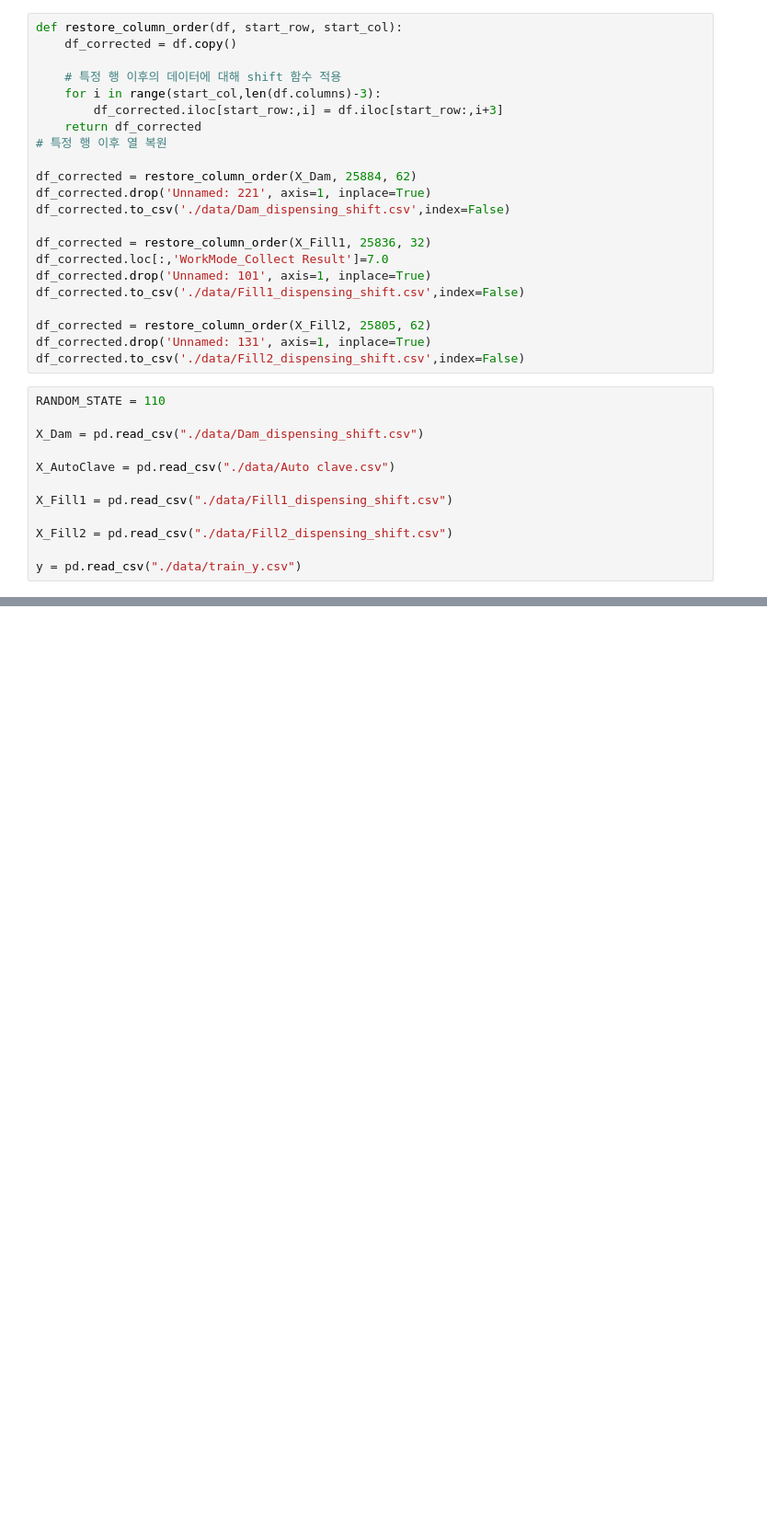
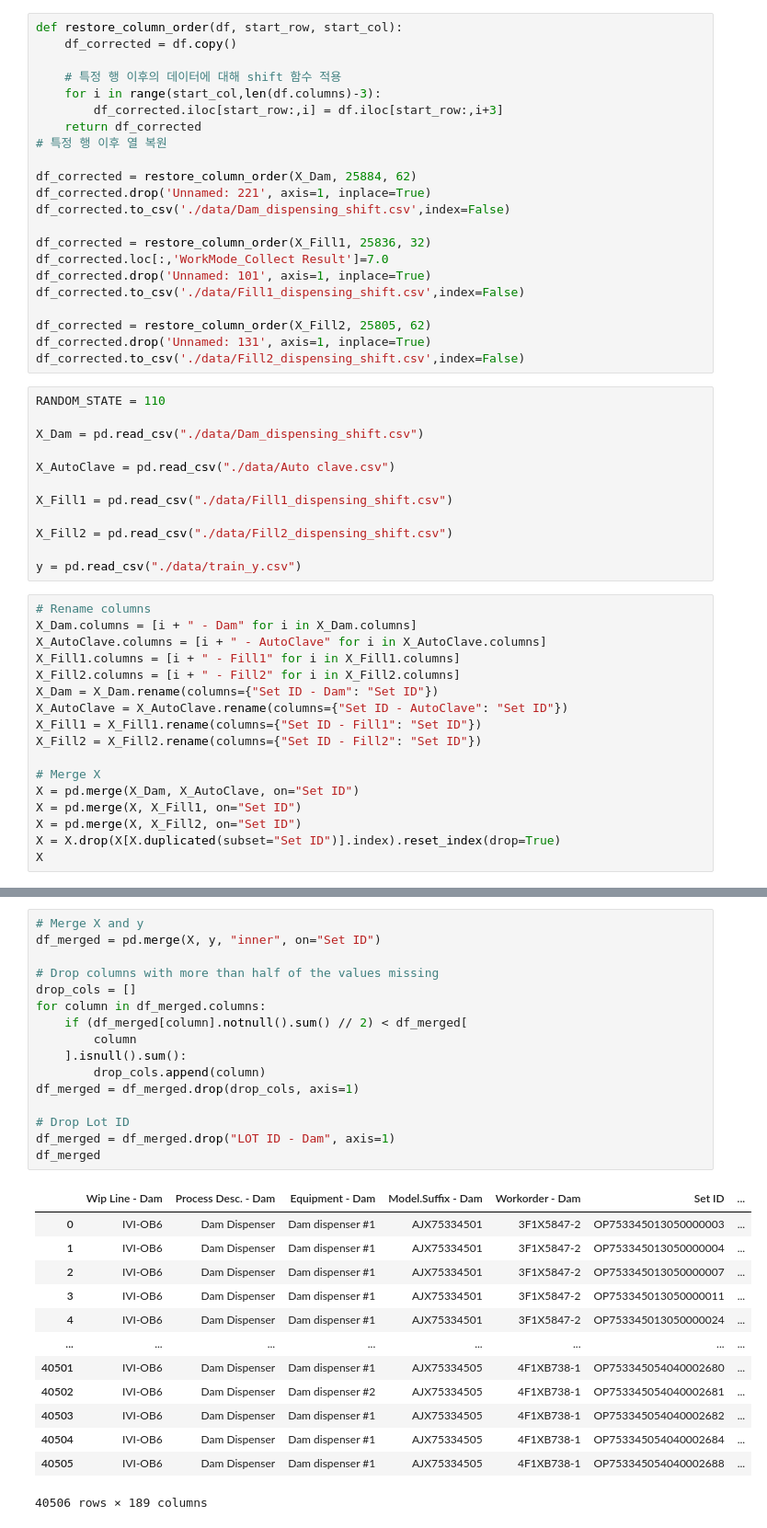
Before and after one commit to moool01/LGAIMERS5th, a Jupyter notebook: make_csv.ipynb, the cells around one changed output, grey strips where cells are left out. Shown at 92% size. Drawn from its saved outputs; the diff is of its cells as text; blank space fills up the shorter version.

```diff
--- a/make_csv.ipynb
+++ b/make_csv.ipynb
@@ -147,3 +147,20 @@ X_Fill1 = pd.read_csv("./data/Fill1_dispensing_shift.csv")
 X_Fill2 = pd.read_csv("./data/Fill2_dispensing_shift.csv")
 
 y = pd.read_csv("./data/train_y.csv")
+# %%
+# Rename columns
+X_Dam.columns = [i + " - Dam" for i in X_Dam.columns]
+X_AutoClave.columns = [i + " - AutoClave" for i in X_AutoClave.columns]
+X_Fill1.columns = [i + " - Fill1" for i in X_Fill1.columns]
+X_Fill2.columns = [i + " - Fill2" for i in X_Fill2.columns]
+X_Dam = X_Dam.rename(columns={"Set ID - Dam": "Set ID"})
+X_AutoClave = X_AutoClave.rename(columns={"Set ID - AutoClave": "Set ID"})
+X_Fill1 = X_Fill1.rename(columns={"Set ID - Fill1": "Set ID"})
+X_Fill2 = X_Fill2.rename(columns={"Set ID - Fill2": "Set ID"})
+
+# Merge X
+X = pd.merge(X_Dam, X_AutoClave, on="Set ID")
+X = pd.merge(X, X_Fill1, on="Set ID")
+X = pd.merge(X, X_Fill2, on="Set ID")
+X = X.drop(X[X.duplicated(subset="Set ID")].index).reset_index(drop=True)
+X
@@ -149,0 +181,30 @@ y = pd.read_csv("./data/train_y.csv")
+# %%
+# Merge X and y
+df_merged = pd.merge(X, y, "inner", on="Set ID")
+
+# Drop columns with more than half of the values missing
+drop_cols = []
+for column in df_merged.columns:
+    if (df_merged[column].notnull().sum() // 2) < df_merged[
+        column
+    ].isnull().sum():
+        drop_cols.append(column)
+df_merged = df_merged.drop(drop_cols, axis=1)
+
+# Drop Lot ID
+df_merged = df_merged.drop("LOT ID - Dam", axis=1)
+df_merged
+# %% [output]
+|  | Wip Line - Dam | Process Desc. - Dam | Equipment - Dam | Model.Suffix - Dam | Workorder - Dam | Set ID | ... |
+| 0 | IVI-OB6 | Dam Dispenser | Dam dispenser #1 | AJX75334501 | 3F1X5847-2 | OP753345013050000003 | ... |
+| 1 | IVI-OB6 | Dam Dispenser | Dam dispenser #1 | AJX75334501 | 3F1X5847-2 | OP753345013050000004 | ... |
+| 2 | IVI-OB6 | Dam Dispenser | Dam dispenser #1 | AJX75334501 | 3F1X5847-2 | OP753345013050000007 | ... |
+| 3 | IVI-OB6 | Dam Dispenser | Dam dispenser #1 | AJX75334501 | 3F1X5847-2 | OP753345013050000011 | ... |
+| 4 | IVI-OB6 | Dam Dispenser | Dam dispenser #1 | AJX75334501 | 3F1X5847-2 | OP753345013050000024 | ... |
+| ... | ... | ... | ... | ... | ... | ... | ... |
+| 40501 | IVI-OB6 | Dam Dispenser | Dam dispenser #1 | AJX75334505 | 4F1XB738-1 | OP753345054040002680 | ... |
+| 40502 | IVI-OB6 | Dam Dispenser | Dam dispenser #2 | AJX75334505 | 4F1XB738-1 | OP753345054040002681 | ... |
+| 40503 | IVI-OB6 | Dam Dispenser | Dam dispenser #1 | AJX75334505 | 4F1XB738-1 | OP753345054040002682 | ... |
+| 40504 | IVI-OB6 | Dam Dispenser | Dam dispenser #1 | AJX75334505 | 4F1XB738-1 | OP753345054040002684 | ... |
+| 40505 | IVI-OB6 | Dam Dispenser | Dam dispenser #1 | AJX75334505 | 4F1XB738-1 | OP753345054040002688 | ... |
+40506 rows × 189 columns
```
Also changed, not shown: parts of 5 cells of this notebook, 1 other file.
